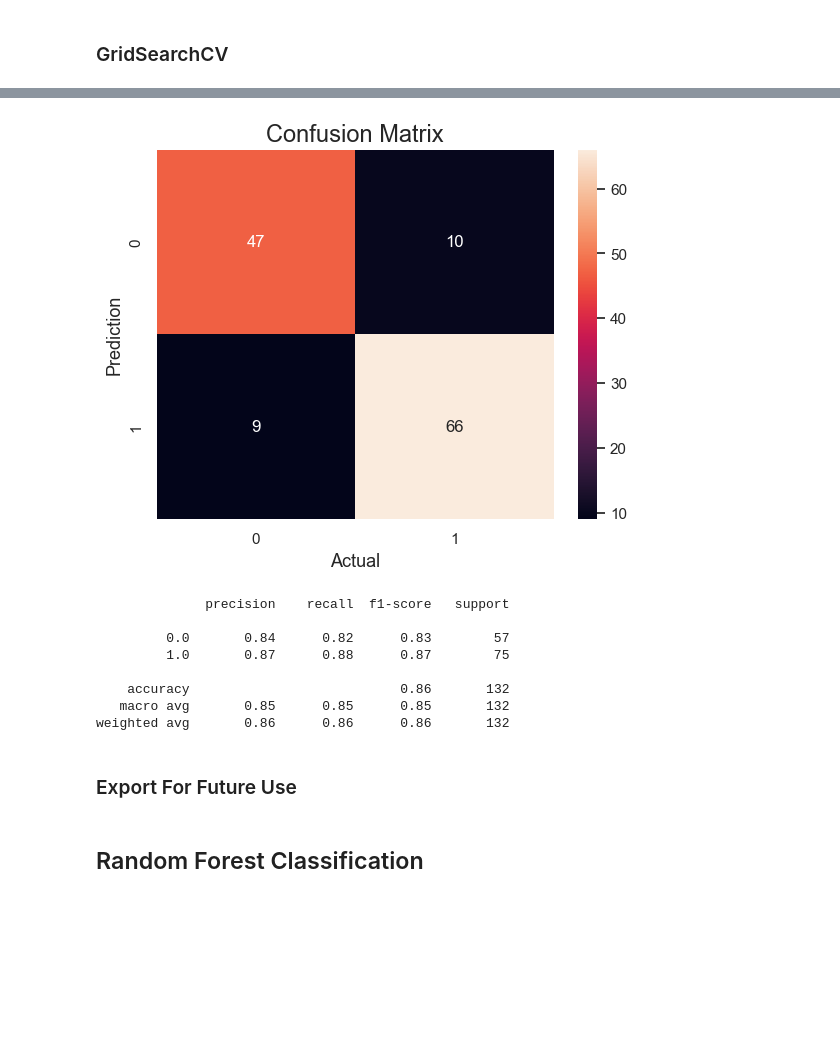
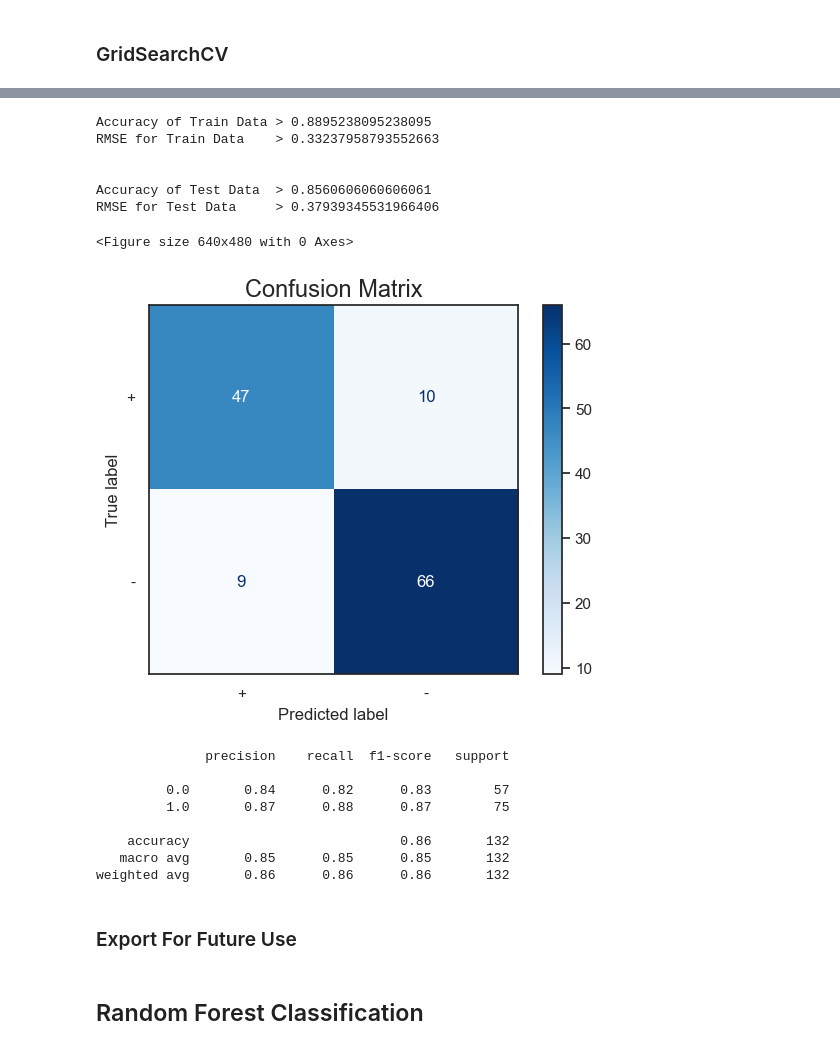
Before and after one commit to crabbbb/Credit-Approval, a Jupyter notebook: New CreditApproval Process.ipynb, the cells around one changed output, grey strips where cells are left out. Saved outputs shown, nothing was run; the diff lists cells and outputs as text; code cells hidden in the pictures; blank space fills up the shorter version.

```diff
--- a/New CreditApproval Process.ipynb
+++ b/New CreditApproval Process.ipynb
@@ -1715,4 +1747,3 @@ SVC(C=1, gamma=1)
 # %%
-grid_pred = grid.predict(rescaledX_test)
-
-print('Accuracy =', accuracy_score(y_test, grid_pred))
+grid_predTrain = grid.predict(rescaledX_train)
+grid_predTest = grid.predict(rescaledX_test)
@@ -1723,24 +1749,0 @@ Accuracy = 0.8560606060606061
-# %%
-cm = confusion_matrix(y_test, grid_pred, labels=grid.classes_)
-
-sns.heatmap(cm, annot=True, fmt='d')
-
-plt.ylabel('Prediction', fontsize=13)
-plt.xlabel('Actual', fontsize=13)
-plt.title('Confusion Matrix', fontsize=17)
-plt.show()
-# %% [output]
-[figure, removed]
-# %%
-print(classification_report(y_test, grid_pred))
-# %% [output]
-              precision    recall  f1-score   support
-
-         0.0       0.84      0.82      0.83        57
-         1.0       0.87      0.88      0.87        75
-
-    accuracy                           0.86       132
-   macro avg       0.85      0.85      0.85       132
-weighted avg       0.86      0.86      0.86       132
-# %% [markdown]
-### Export For Future Use
@@ -1751,0 +1750,37 @@ svc_pickle_out.close()
+# %%
+print(f"Accuracy of Train Data > {accuracy_score(y_train, grid_predTrain)}")
+print(f"RMSE for Train Data    > {np.sqrt(mean_squared_error(y_train, grid_predTrain))}")
+print("\n")
+print(f"Accuracy of Test Data  > {accuracy_score(y_test, grid_predTest)}")
+print(f"RMSE for Test Data     > {np.sqrt(mean_squared_error(y_test, grid_predTest))}")
+# %% [output]
+Accuracy of Train Data > 0.8895238095238095
+RMSE for Train Data    > 0.33237958793552663
+
+
+Accuracy of Test Data  > 0.8560606060606061
+RMSE for Test Data     > 0.37939345531966406
+# %%
+cm = confusion_matrix(y_test, grid_predTest)
+
+plt.figure()
+cm_diagram = ConfusionMatrixDisplay(confusion_matrix=cm, display_labels=['+', '-'])
+cm_diagram.plot(cmap=plt.cm.Blues)
+plt.title('Confusion Matrix', fontsize=17)
+plt.show()
+# %% [output]
+<Figure size 640x480 with 0 Axes>
+[figure, added]
+# %%
+print(classification_report(y_test, grid_predTest))
+# %% [output]
+              precision    recall  f1-score   support
+
+         0.0       0.84      0.82      0.83        57
+         1.0       0.87      0.88      0.87        75
+
+    accuracy                           0.86       132
+   macro avg       0.85      0.85      0.85       132
+weighted avg       0.86      0.86      0.86       132
+# %% [markdown]
+### Export For Future Use
```
Also changed, not shown: parts of 70 cells of this notebook, 6 other files.
